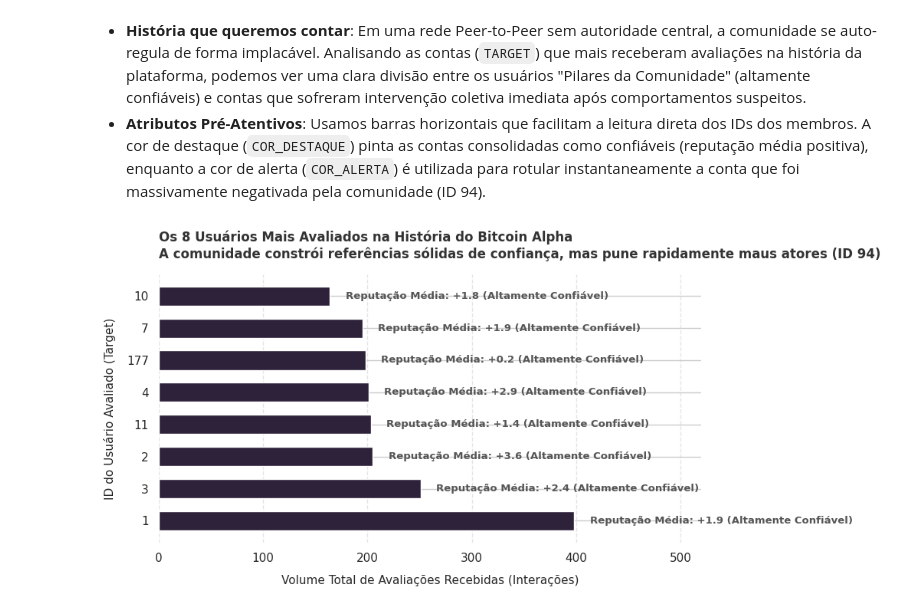
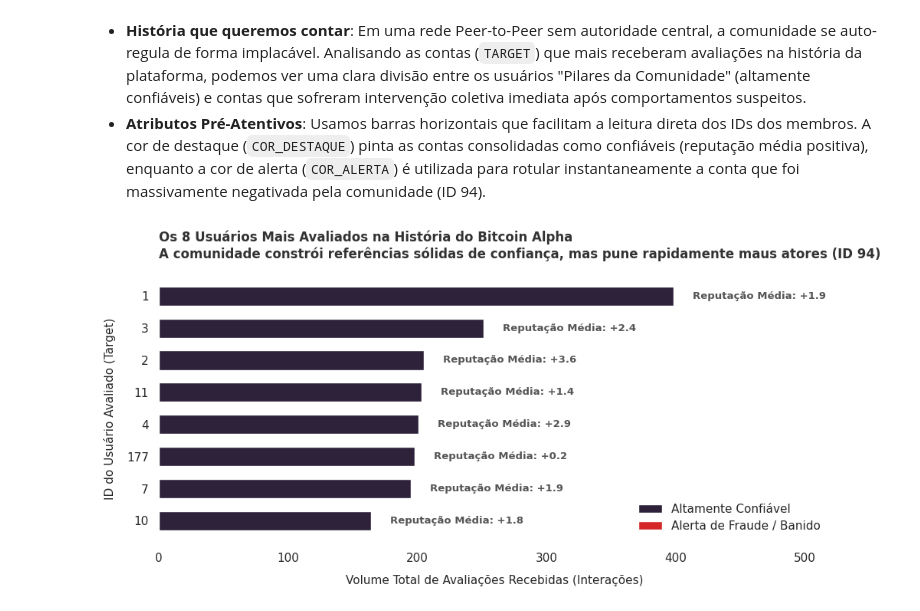
Before and after one commit to Caldas42/ProjetoGrafos, a Jupyter notebook: docs/Analise_Exploratoria_e_Explanatoria_do_Dataset_Bitcoin_Alpha_Trust_Weight_Signed_Network.ipynb, the cells around one changed output. Saved outputs shown, nothing was run; the diff lists cells and outputs as text; code cells hidden in the pictures.

```diff
--- a/docs/Analise_Exploratoria_e_Explanatoria_do_Dataset_Bitcoin_Alpha_Trust_Weight_Signed_Network.ipynb
+++ b/docs/Analise_Exploratoria_e_Explanatoria_do_Dataset_Bitcoin_Alpha_Trust_Weight_Signed_Network.ipynb
@@ -631,35 +641,48 @@ cores_membros = [COR_DESTAQUE if r >= 0 else COR_ALERTA for r in top_alvos["repu
 fig, ax = plt.subplots(figsize=(10, 5))
 bars = ax.barh(y=top_alvos["TARGET"].astype(str), width=top_alvos["volume_avaliacoes"], color=cores_membros, height=0.6)
 
+# Invertendo o eixo Y para ordenar do maior para o menor (de cima para baixo)
+ax.invert_yaxis()
+
 # Adicionando anotações textuais explicativas sobre a reputação de cada usuário na própria barra
 for bar, reputacao, target_id in zip(bars, top_alvos["reputacao_media"], top_alvos["TARGET"]):
     width = bar.get_width()
     # Texto para o outlier de má reputação
     if reputacao < 0:
-        texto_reputacao = f"Reputação Média: {reputacao:.1f} (ALERTA DE FRAUDE / BANIDO)"
+        texto_reputacao = f"Reputação Média: {reputacao:.1f}"
         cor_texto = COR_ALERTA
     else:
-        texto_reputacao = f"Reputação Média: +{reputacao:.1f} (Altamente Confiável)"
+        texto_reputacao = f"Reputação Média: +{reputacao:.1f}"
         cor_texto = "#555555"
 
     ax.annotate(texto_reputacao,
                 xy=(width + 15, bar.get_y() + bar.get_height()/2),
                 va="center", ha="left", fontsize=9.5, fontweight="bold", color=cor_texto)
 
 # Títulos e labels explicativos
 ax.set_title("Os 8 Usuários Mais Avaliados na História do Bitcoin Alpha\n"
              "A comunidade constrói referências sólidas de confiança, mas pune rapidamente maus atores (ID 94)",
              fontsize=12, pad=15, loc="left", fontweight="bold", color="#333333")
 
 ax.set_xlabel("Volume Total de Avaliações Recebidas (Interações)", fontsize=11, labelpad=10)
 ax.set_ylabel("ID do Usuário Avaliado (Target)", fontsize=11, labelpad=10)
 ax.set_xlim(0, 520) # Espaço extra para caber os rótulos de texto confortavelmente
 
-# Limpeza de linhas para foco total na informação principal
+# Removendo totalmente as linhas de grade para limpar o fundo do gráfico
+ax.grid(False)
+
+# Adicionando a legenda explicativa com as cores correspondentes
+from matplotlib.patches import Patch
+legend_elements = [
+    Patch(facecolor=COR_DESTAQUE, label="Altamente Confiável"),
+    Patch(facecolor=COR_ALERTA, label="Alerta de Fraude / Banido")
+]
+ax.legend(handles=legend_elements, loc="lower right", frameon=True, facecolor="white", edgecolor="none")
+
+# Limpeza de linhas de borda para foco total na informação principal
 sns.despine(left=True, bottom=True)
-ax.grid(True, axis="x", linestyle="--", alpha=0.5)
 
 plt.tight_layout()
 plt.show()
 # %% [output]
-[figure, old version]
+[figure, new version]
```
Also changed, not shown: parts of 3 cells of this notebook.
